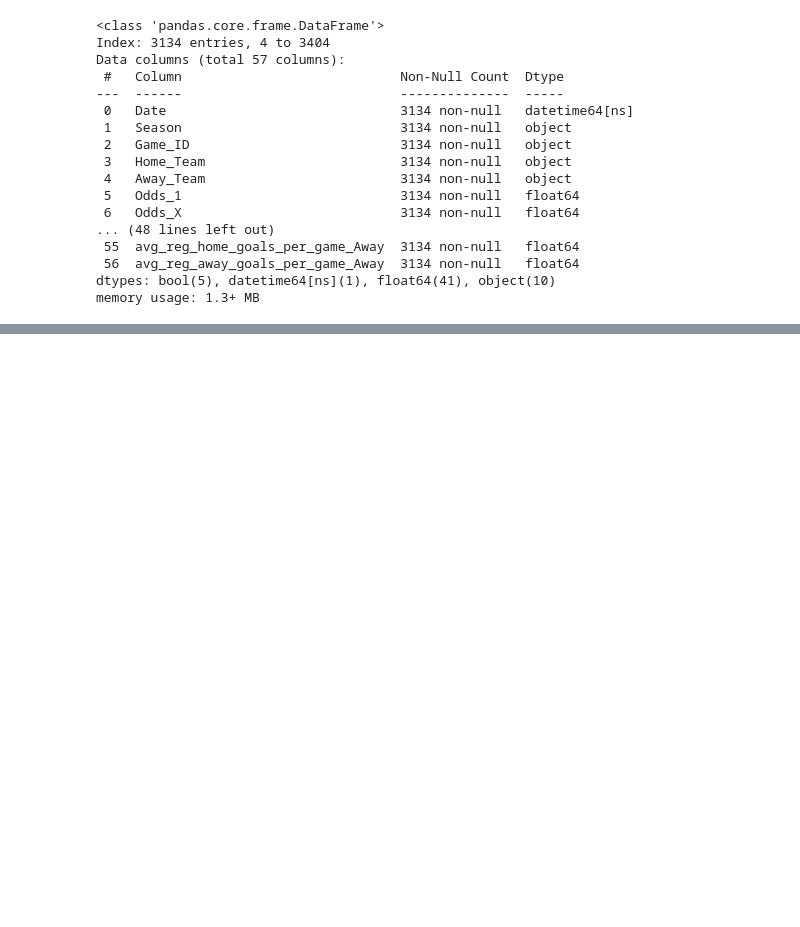
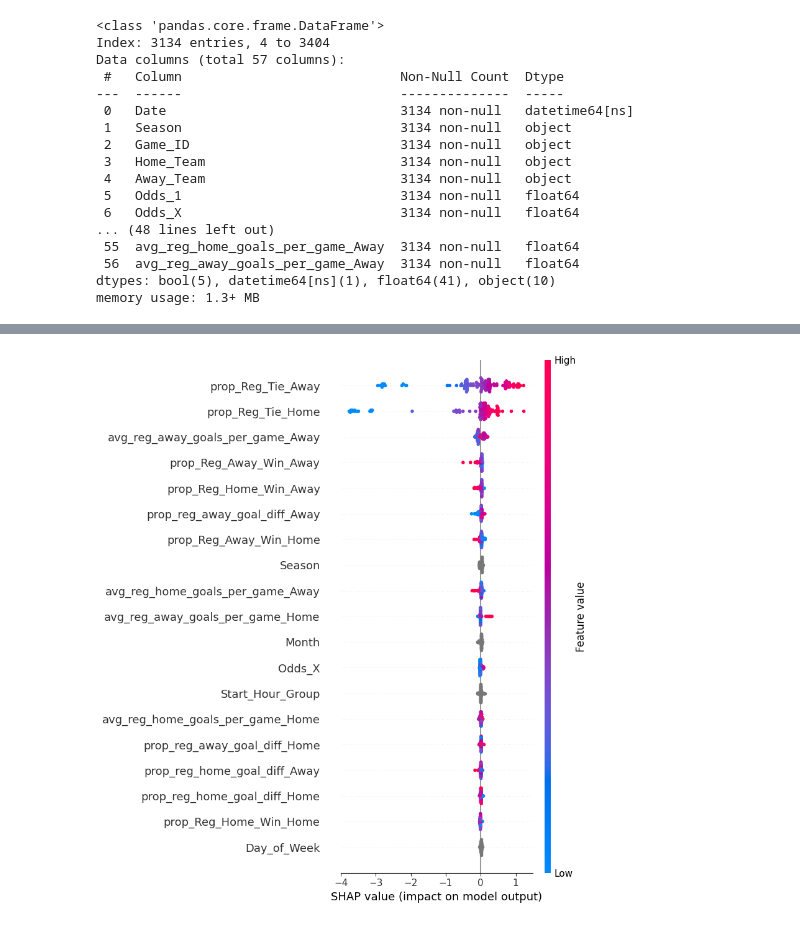
Before and after one commit to emmettd247/SportOnIce, a Jupyter notebook: predict_reg_tie.ipynb, the cells around one changed output, grey strips where cells are left out. Cells and saved outputs as stored; diff of their text form; code cells hidden in the pictures; blank space fills up the shorter version.

```diff
--- a/predict_reg_tie.ipynb
+++ b/predict_reg_tie.ipynb
@@ -226,0 +348,23 @@ pos_rate: 0.19745222929936307
+# %%
+import numpy as np
+import pandas as pd
+import shap
+
+# ---- Existing model training code remains unchanged ----
+
+# 6. Get SHAP values from the model
+shap_values = basic_model.get_feature_importance(
+    data=test_pool,
+    type='ShapValues'  # returns SHAP values + expected value
+)
+
+# 7. Extract feature names
+feature_names = X_test.columns.tolist()
+
+# 8. Create DataFrame for SHAP values (excluding last column which is base value)
+shap_df = pd.DataFrame(shap_values[:, :-1], columns=feature_names)
+
+# 9. Optional: Summary plot (global feature importance)
+shap.summary_plot(shap_values[:, :-1], X_test, feature_names=feature_names)
+# %% [output]
+[figure, added]
```
Also changed, not shown: parts of 13 cells of this notebook, 9 other files.
